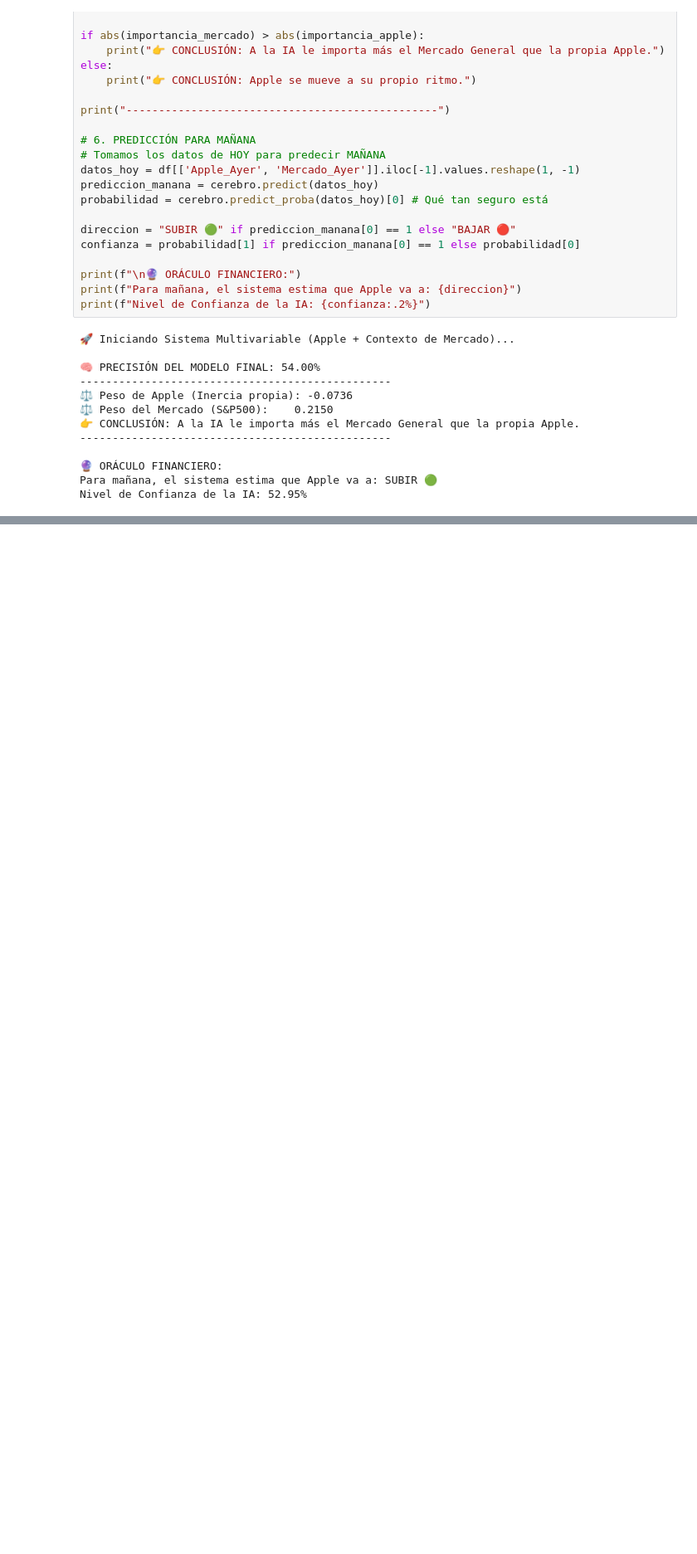
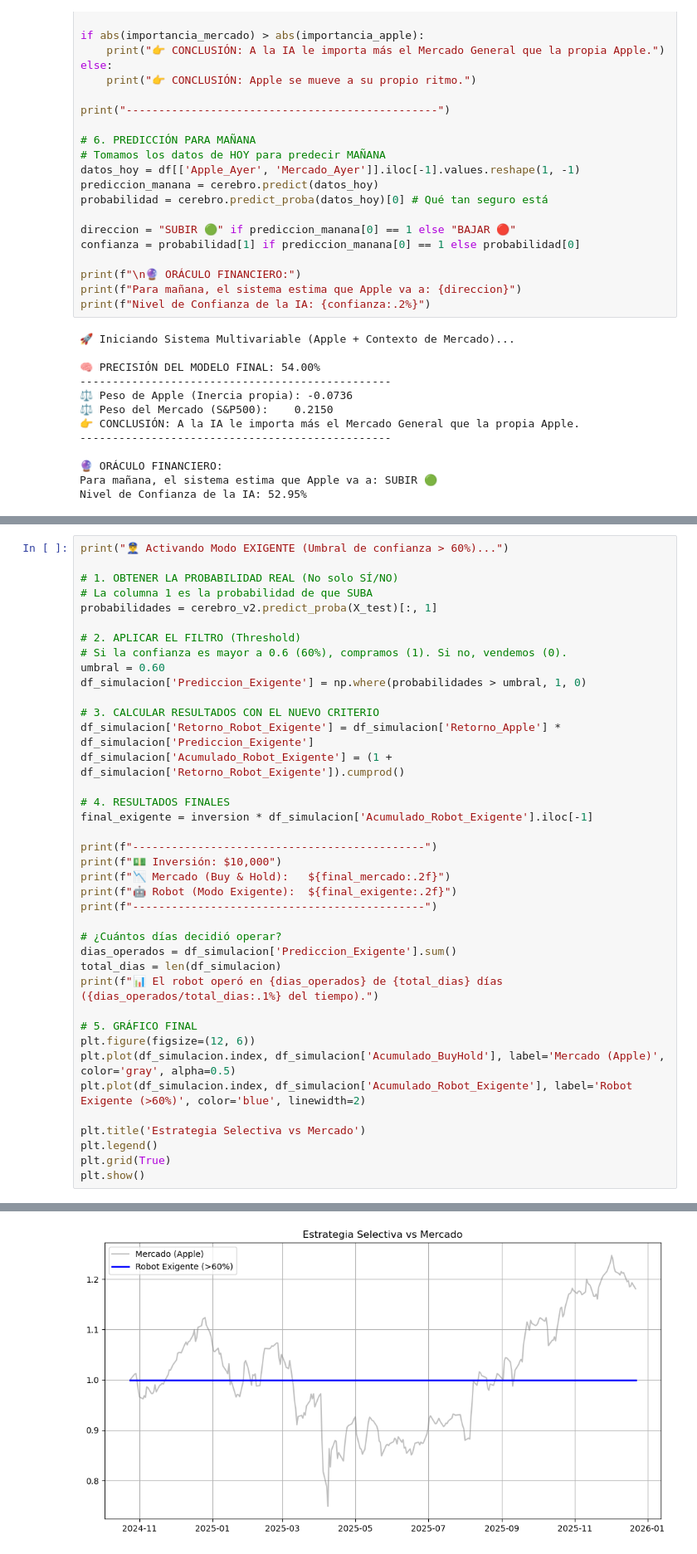
Before and after one commit to Axelgb2001-blip/Financial-Markets-Pipeline, a Jupyter notebook: Prediccion_apple.ipynb, the cells around one changed output, grey strips where cells are left out. Shown at 83% size. Saved outputs shown, nothing was run; the diff lists cells and outputs as text; blank space fills up the shorter version.

```diff
--- a/Prediccion_apple.ipynb
+++ b/Prediccion_apple.ipynb
@@ -197,0 +382,40 @@ Nivel de Confianza de la IA: 52.95%
+# %%
+print("👮‍♂️ Activando Modo EXIGENTE (Umbral de confianza > 60%)...")
+
+# 1. OBTENER LA PROBABILIDAD REAL (No solo SÍ/NO)
+# La columna 1 es la probabilidad de que SUBA
+probabilidades = cerebro_v2.predict_proba(X_test)[:, 1]
+
+# 2. APLICAR EL FILTRO (Threshold)
+# Si la confianza es mayor a 0.6 (60%), compramos (1). Si no, vendemos (0).
+umbral = 0.60
+df_simulacion['Prediccion_Exigente'] = np.where(probabilidades > umbral, 1, 0)
+
+# 3. CALCULAR RESULTADOS CON EL NUEVO CRITERIO
+df_simulacion['Retorno_Robot_Exigente'] = df_simulacion['Retorno_Apple'] * df_simulacion['Prediccion_Exigente']
+df_simulacion['Acumulado_Robot_Exigente'] = (1 + df_simulacion['Retorno_Robot_Exigente']).cumprod()
+
+# 4. RESULTADOS FINALES
+final_exigente = inversion * df_simulacion['Acumulado_Robot_Exigente'].iloc[-1]
+
+print(f"---------------------------------------------")
+print(f"💵 Inversión: $10,000")
+print(f"📉 Mercado (Buy & Hold):   ${final_mercado:.2f}")
+print(f"🤖 Robot (Modo Exigente):  ${final_exigente:.2f}")
+print(f"---------------------------------------------")
+
+# ¿Cuántos días decidió operar?
+dias_operados = df_simulacion['Prediccion_Exigente'].sum()
+total_dias = len(df_simulacion)
+print(f"📊 El robot operó en {dias_operados} de {total_dias} días ({dias_operados/total_dias:.1%} del tiempo).")
+
+# 5. GRÁFICO FINAL
+plt.figure(figsize=(12, 6))
+plt.plot(df_simulacion.index, df_simulacion['Acumulado_BuyHold'], label='Mercado (Apple)', color='gray', alpha=0.5)
+plt.plot(df_simulacion.index, df_simulacion['Acumulado_Robot_Exigente'], label='Robot Exigente (>60%)', color='blue', linewidth=2)
+
+plt.title('Estrategia Selectiva vs Mercado')
+plt.legend()
+plt.grid(True)
+plt.show()
+# %% [output]
@@ -197,0 +429 @@ Nivel de Confianza de la IA: 52.95%
+[figure, added]
```
Also changed, not shown: parts of 7 cells of this notebook.
